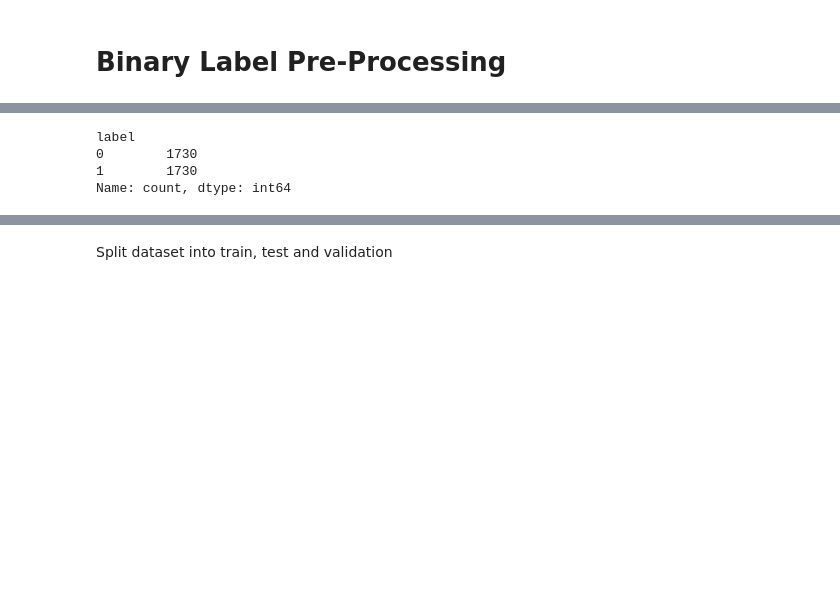
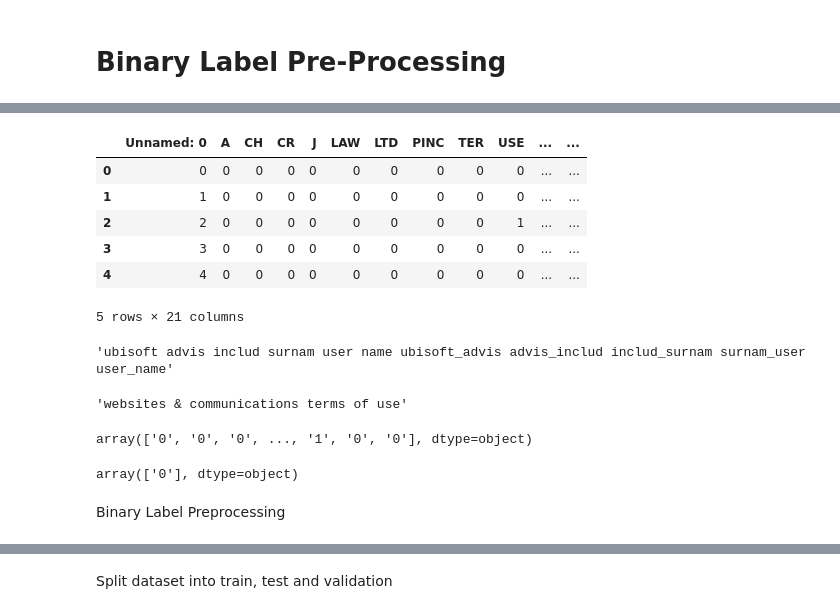
Before and after one commit to tulane-cmps6730/project-legal, a Jupyter notebook: notebooks/Experiments.ipynb, the cells around one changed output, grey strips where cells are left out. Drawn from its saved outputs; the diff is of its cells as text; code cells hidden in the pictures; blank space fills up the shorter version.

```diff
--- a/notebooks/Experiments.ipynb
+++ b/notebooks/Experiments.ipynb
@@ -88,0 +151,21 @@ id2label
+# %%
+
+df["preprocessed_text"] = df["text"].apply(lambda x: preprocess(x, n=2))
+df["preprocessed_text"] = df["preprocessed_text"].apply(lambda x: ' '.join(x))
+df.head()
+# %% [output]
+|  | Unnamed: 0 | A | CH | CR | J | LAW | LTD | PINC | TER | USE | ... | ... |
+| 0 | 0 | 0 | 0 | 0 | 0 | 0 | 0 | 0 | 0 | 0 | ... | ... |
+| 1 | 1 | 0 | 0 | 0 | 0 | 0 | 0 | 0 | 0 | 0 | ... | ... |
+| 2 | 2 | 0 | 0 | 0 | 0 | 0 | 0 | 0 | 0 | 1 | ... | ... |
+| 3 | 3 | 0 | 0 | 0 | 0 | 0 | 0 | 0 | 0 | 0 | ... | ... |
+| 4 | 4 | 0 | 0 | 0 | 0 | 0 | 0 | 0 | 0 | 0 | ... | ... |
+5 rows × 21 columns
+# %%
+texts_test_joined[0]
+# %% [output]
+'ubisoft advis includ surnam user name ubisoft_advis advis_includ includ_surnam surnam_user user_name'
+# %%
+df["text"][0]
+# %% [output]
+'websites & communications terms of use'
@@ -89 +182,11 @@ id2label
+# %%
+labels_pred
+# %% [output]
+array(['0', '0', '0', ..., '1', '0', '0'], dtype=object)
+# %%
+bow.predict(vectorizer.transform([df["preprocessed_text"][0]]))
+# %% [output]
+array(['0'], dtype=object)
+# %% [markdown]
+Binary Label Preprocessing
 # %%
@@ -92,10 +195,3 @@ x_train, x_test, y_train, y_test = train_test_split(x, y, test_size=0.2, random_
 x_test, x_val, y_test, y_val = train_test_split(x_test, y_test, test_size=0.5, random_state=42)
 rus = RandomUnderSampler(sampling_strategy=1)
 x_train_res, y_train_res = rus.fit_resample(pd.DataFrame(x_train), pd.DataFrame(y_train))
-# %%
-y_train_res.value_counts()
-# %% [output]
-label
-0        1730
-1        1730
-Name: count, dtype: int64
```
Also changed, not shown: parts of 16 cells of this notebook, 2 other files.
